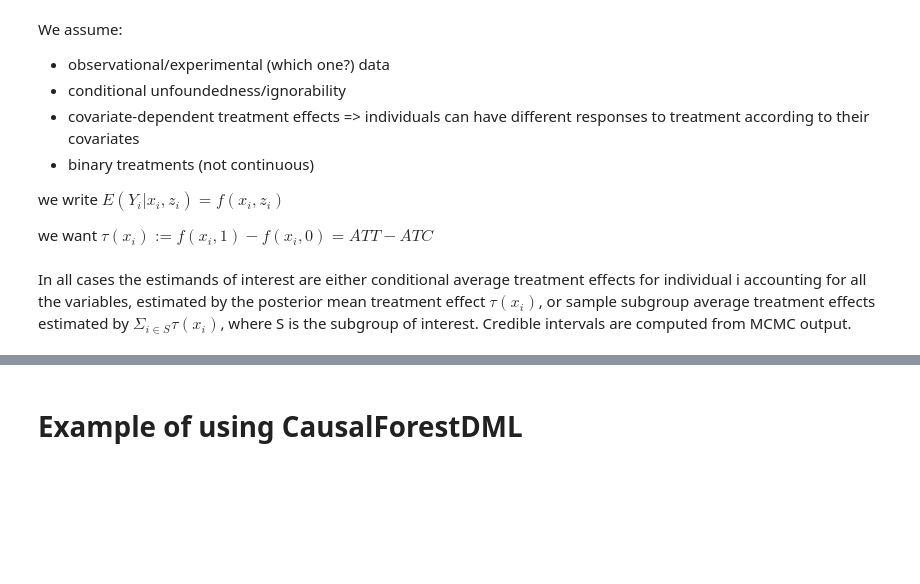
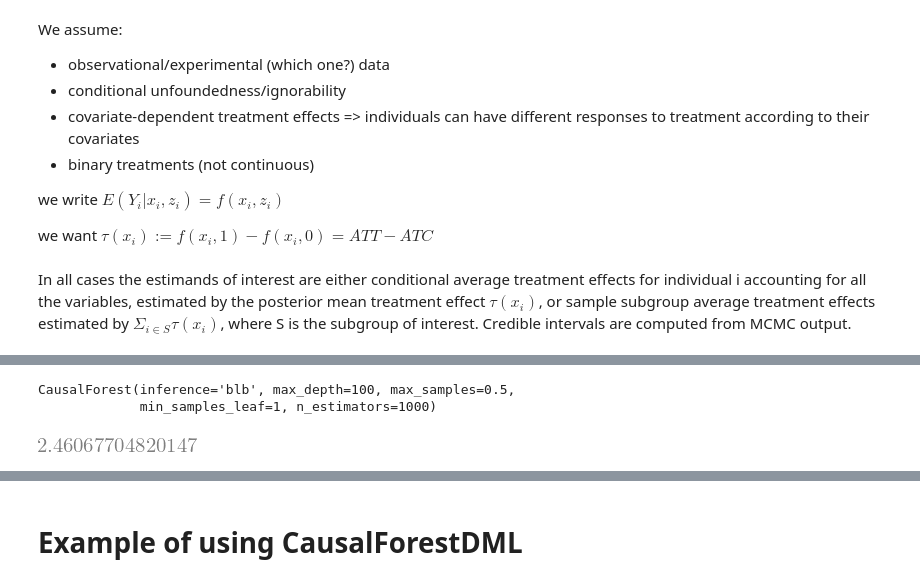
Before and after one commit to mbronckers/ecma_project, a Jupyter notebook: experiment.ipynb, the cells around one changed output, grey strips where cells are left out. Drawn from its saved outputs; the diff is of its cells as text; code cells hidden in the pictures; blank space fills up the shorter version.

```diff
--- a/experiment.ipynb
+++ b/experiment.ipynb
@@ -175,0 +315,18 @@ else:
+# %%
+# specify hyperparams of model
+est = CausalForest(criterion='mse', n_estimators=1000,
+                      min_samples_leaf=1,
+                      max_depth=100, max_samples=0.5,
+                      honest=True, inference='blb')
+
+
+# fit model
+est.fit(X_train, T_train, Y_train)
+# %% [output]
+CausalForest(inference='blb', max_depth=100, max_samples=0.5,
+             min_samples_leaf=1, n_estimators=1000)
+# %%
+preds, var = est.predict_and_var(X_test)
+preds.mean()
+# %% [output]
+[figure, added]
```
Also changed, not shown: parts of 24 cells of this notebook, 2 other files.
